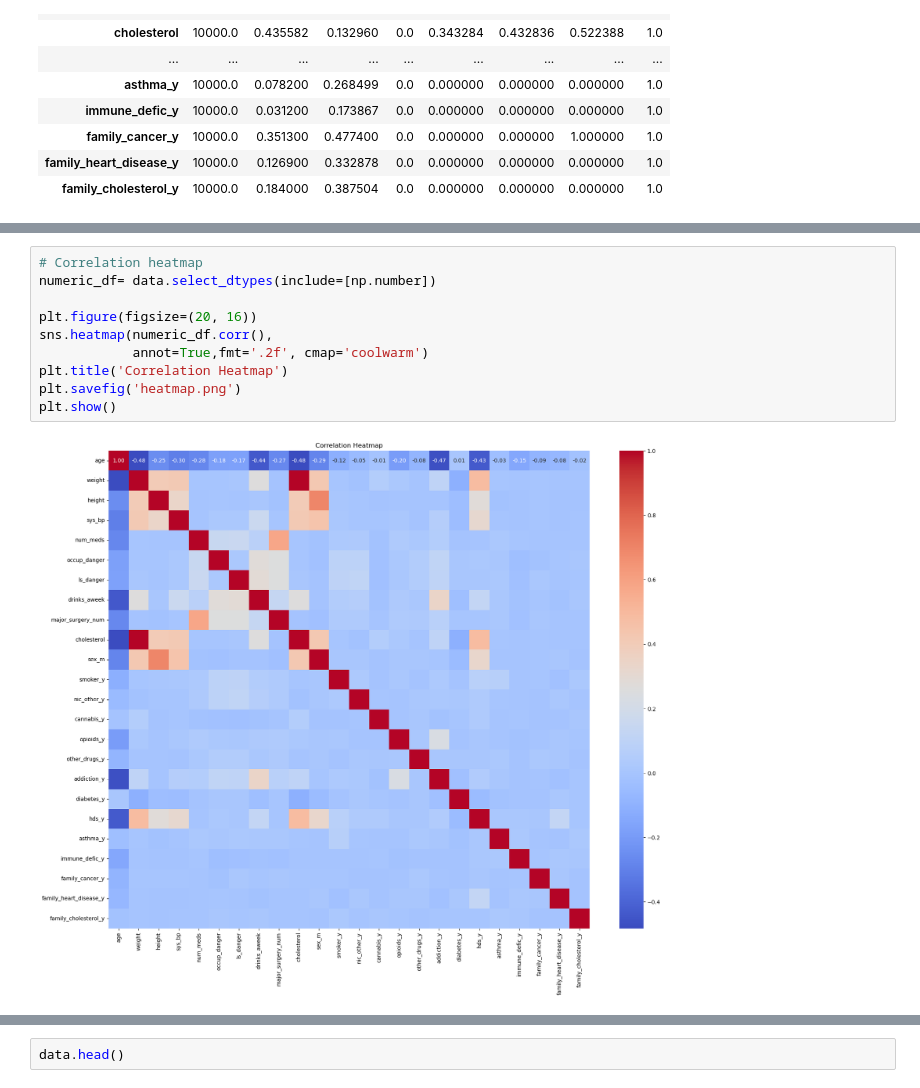
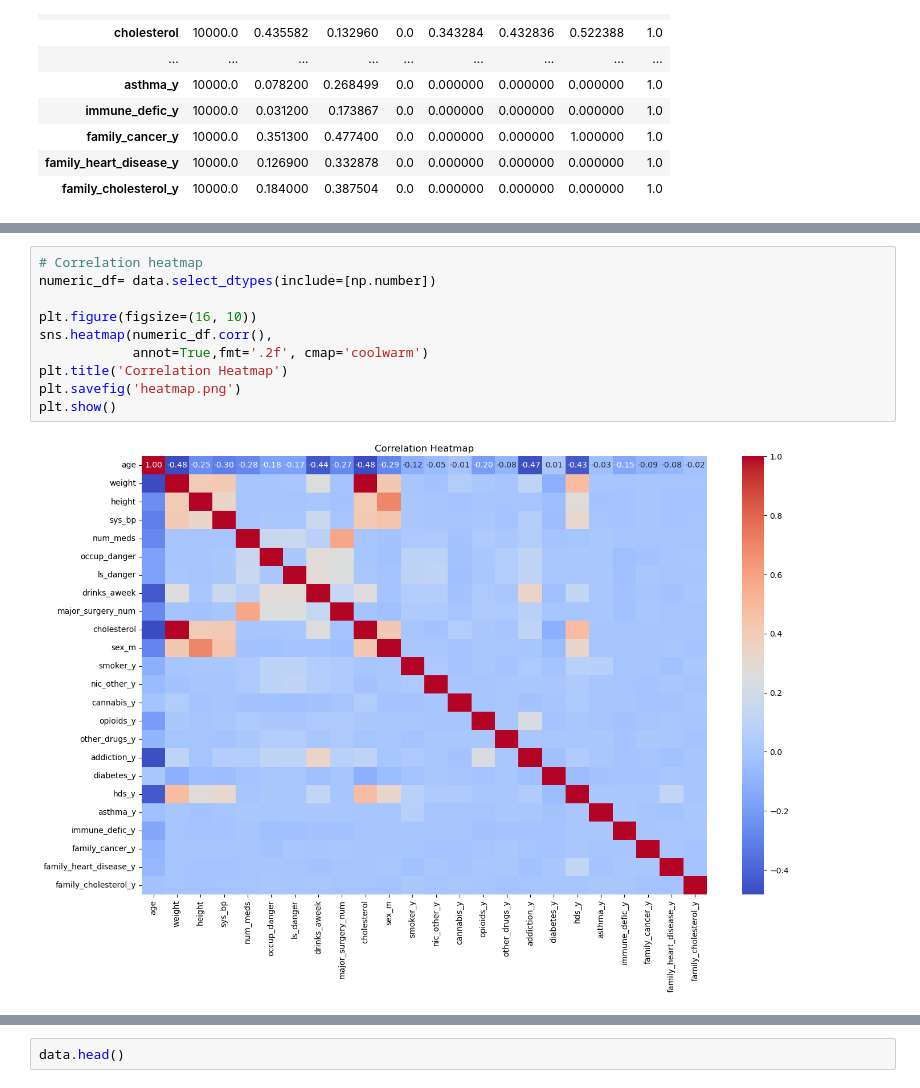
Before and after one commit to sontranneugithub/ds4400, a Jupyter notebook: Final Project.ipynb, the cells around one changed output, grey strips where cells are left out. Drawn from its saved outputs; the diff is of its cells as text.

```diff
--- a/Final Project.ipynb
+++ b/Final Project.ipynb
@@ -96,12 +214,12 @@ data.describe().T
 # %%
 # Correlation heatmap
 numeric_df= data.select_dtypes(include=[np.number])
 
-plt.figure(figsize=(20, 16))
+plt.figure(figsize=(16, 10))
 sns.heatmap(numeric_df.corr(),
             annot=True,fmt='.2f', cmap='coolwarm')
 plt.title('Correlation Heatmap')
 plt.savefig('heatmap.png')
 plt.show()
 # %% [output]
-[figure, old version]
+[figure, new version]
```
Also changed, not shown: parts of 12 cells of this notebook.
